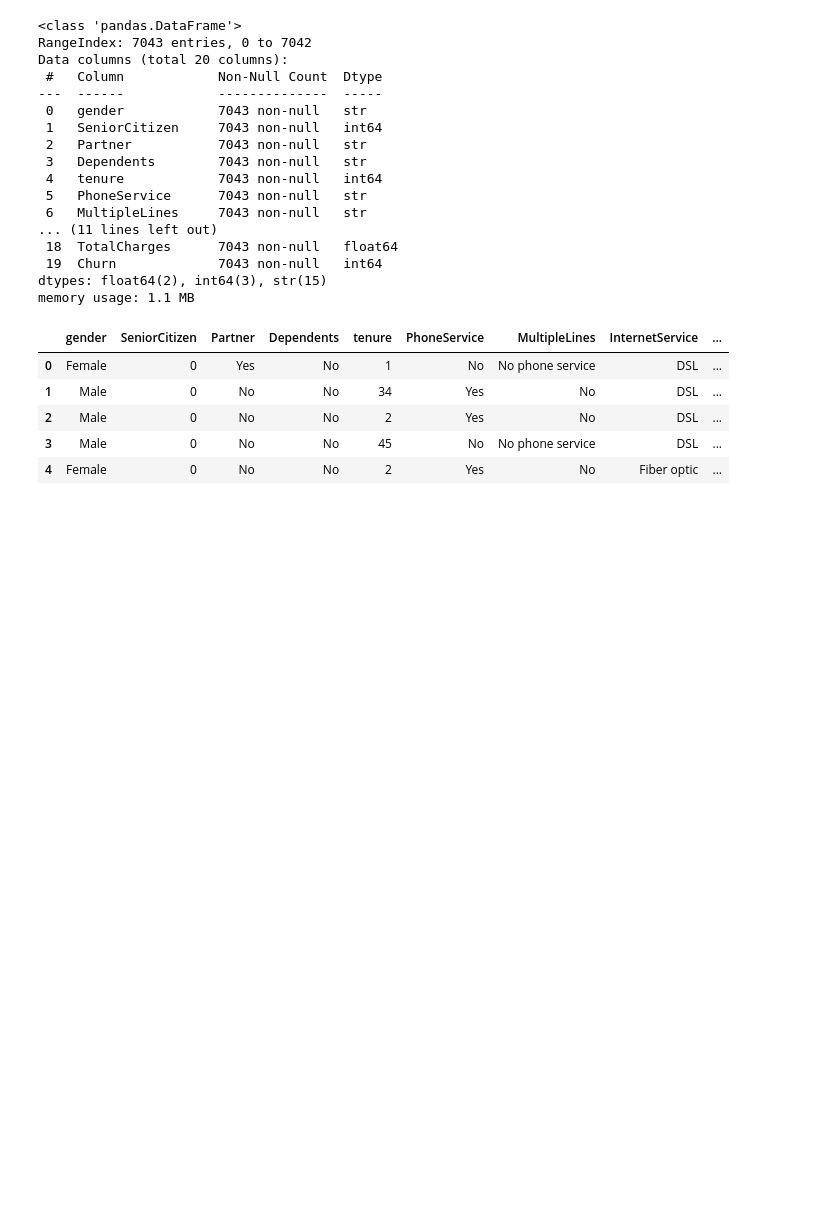
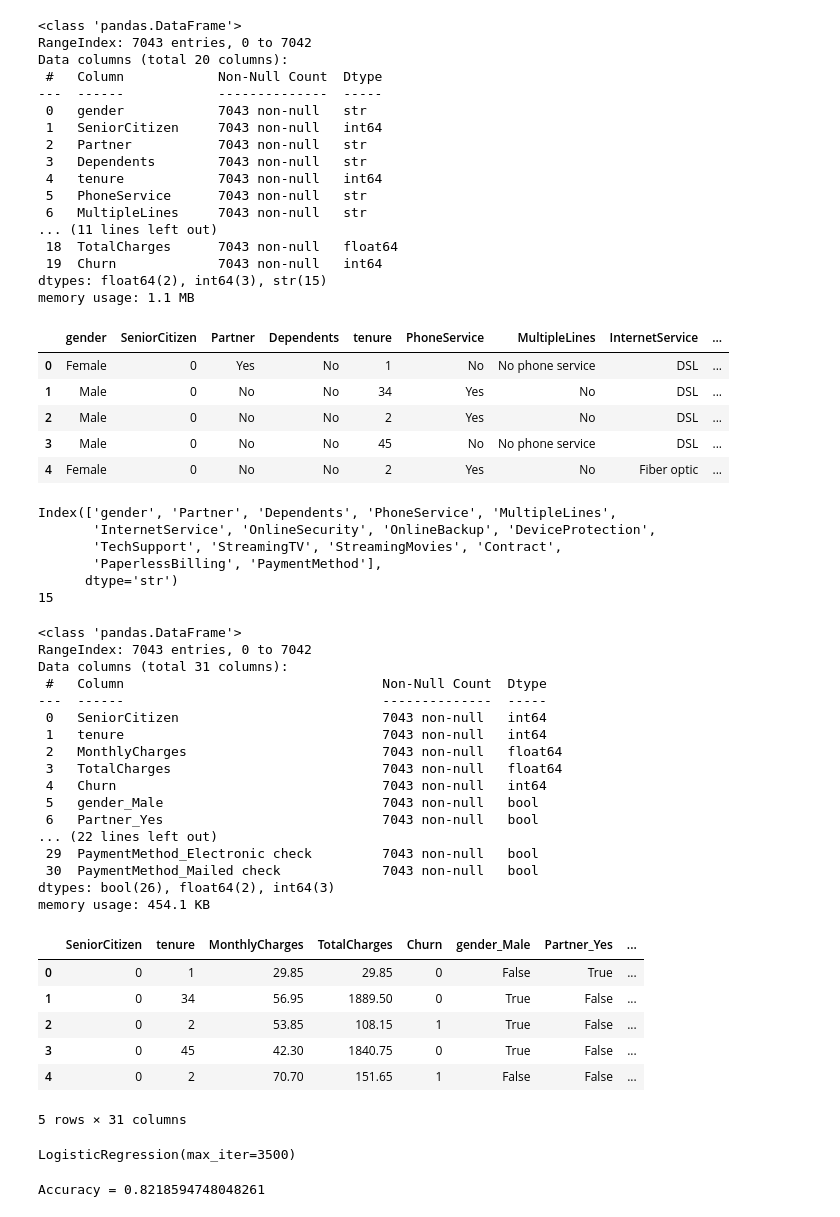
Before and after one commit to Vkdevnani/customer-churn-prediction, a Jupyter notebook: notebooks/eda.ipynb, the cells around one changed output. Drawn from its saved outputs; the diff is of its cells as text; code cells hidden in the pictures; blank space fills up the shorter version.

Commit message:
Commit 3: Baseline Logistic Regression with evaluation and probability output

```diff
--- a/notebooks/eda.ipynb
+++ b/notebooks/eda.ipynb
@@ -165,3 +165,43 @@ memory usage: 1.1 MB
 | 2 | Male | 0 | No | No | 2 | Yes | No | DSL | ... |
 | 3 | Male | 0 | No | No | 45 | No | No phone service | DSL | ... |
 | 4 | Female | 0 | No | No | 2 | Yes | No | Fiber optic | ... |
+# %%
+cat_cols = df.select_dtypes(include = ["str", "object"]).columns
+print(cat_cols)
+print(len(cat_cols))
+# %% [output]
+Index(['gender', 'Partner', 'Dependents', 'PhoneService', 'MultipleLines',
+       'InternetService', 'OnlineSecurity', 'OnlineBackup', 'DeviceProtection',
+       'TechSupport', 'StreamingTV', 'StreamingMovies', 'Contract',
+       'PaperlessBilling', 'PaymentMethod'],
+      dtype='str')
+15
+# %%
+df = pd.get_dummies(df, columns = cat_cols, drop_first = True)
+df.info()
+df.head()
+# %% [output]
+<class 'pandas.DataFrame'>
+RangeIndex: 7043 entries, 0 to 7042
+Data columns (total 31 columns):
+ #   Column                                 Non-Null Count  Dtype
+---  ------                                 --------------  -----
+ 0   SeniorCitizen                          7043 non-null   int64
+ 1   tenure                                 7043 non-null   int64
+ 2   MonthlyCharges                         7043 non-null   float64
+ 3   TotalCharges                           7043 non-null   float64
+ 4   Churn                                  7043 non-null   int64
+ 5   gender_Male                            7043 non-null   bool
+ 6   Partner_Yes                            7043 non-null   bool
+... (22 lines left out)
+ 29  PaymentMethod_Electronic check         7043 non-null   bool
+ 30  PaymentMethod_Mailed check             7043 non-null   bool
+dtypes: bool(26), float64(2), int64(3)
+memory usage: 454.1 KB
+|  | SeniorCitizen | tenure | MonthlyCharges | TotalCharges | Churn | gender_Male | Partner_Yes | ... |
+| 0 | 0 | 1 | 29.85 | 29.85 | 0 | False | True | ... |
+| 1 | 0 | 34 | 56.95 | 1889.50 | 0 | True | False | ... |
+| 2 | 0 | 2 | 53.85 | 108.15 | 1 | True | False | ... |
+| 3 | 0 | 45 | 42.30 | 1840.75 | 0 | True | False | ... |
+| 4 | 0 | 2 | 70.70 | 151.65 | 1 | False | False | ... |
+5 rows × 31 columns
@@ -167,0 +215,7 @@ memory usage: 1.1 MB
+# %%
+from sklearn.linear_model import LogisticRegression
+
+model = LogisticRegression(max_iter = 3500)
+model.fit(x_train, y_train)
+# %% [output]
+LogisticRegression(max_iter=3500)
@@ -167,0 +224,7 @@ memory usage: 1.1 MB
+# %%
+from sklearn.metrics import accuracy_score
+
+accuracy = accuracy_score(y_test, y_pred)
+print("Accuracy =", accuracy)
+# %% [output]
+Accuracy = 0.8218594748048261
```
Also changed, not shown: parts of 6 cells of this notebook.
